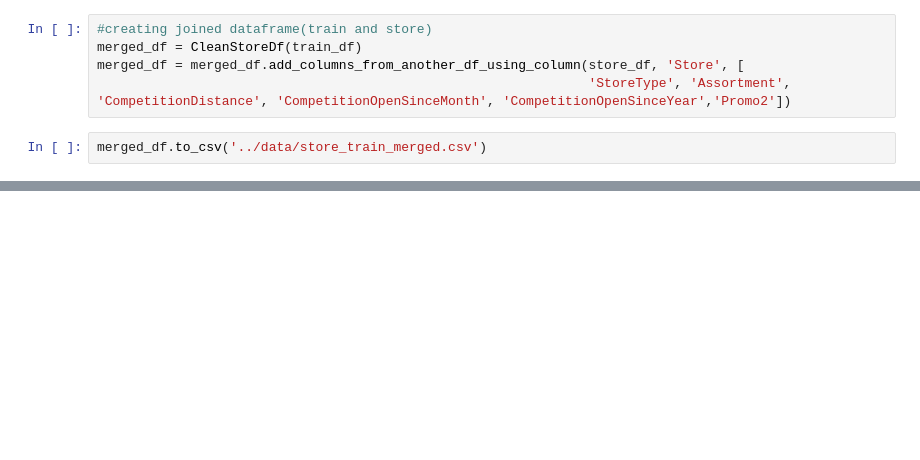
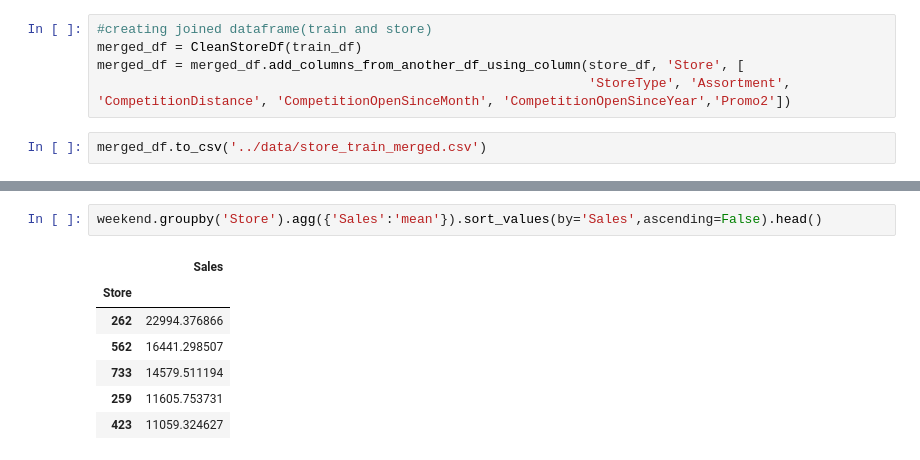
Before and after one commit to Melak2017/Pharmaceutical-Sales-Prediction-, a Jupyter notebook: notebooks/data_exploration.ipynb, the cells around one changed output, grey strips where cells are left out. Cells and saved outputs as stored; diff of their text form; blank space fills up the shorter version.

```diff
--- a/notebooks/data_exploration.ipynb
+++ b/notebooks/data_exploration.ipynb
@@ -588,0 +609,10 @@ sns.lineplot(x="Year",y="Sales",hue="Open",data=merged_df)
+# %%
+weekend.groupby('Store').agg({'Sales':'mean'}).sort_values(by='Sales',ascending=False).head()
+# %% [output]
+|  | Sales |
+| Store |  |
+| 262 | 22994.376866 |
+| 562 | 16441.298507 |
+| 733 | 14579.511194 |
+| 259 | 11605.753731 |
+| 423 | 11059.324627 |
```
Also changed, not shown: parts of 69 cells of this notebook.
